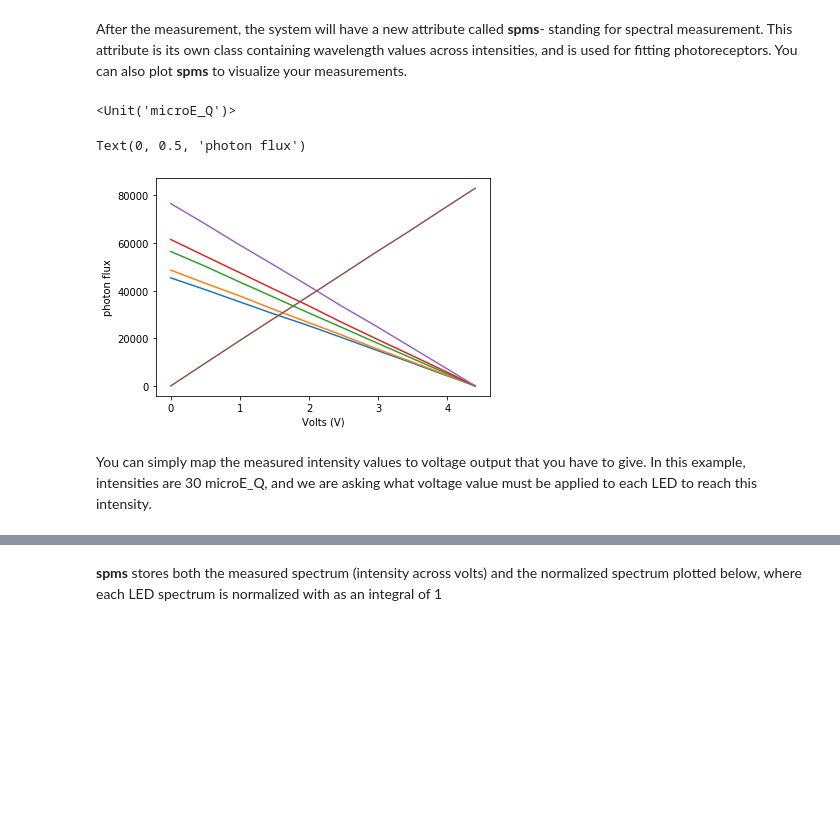
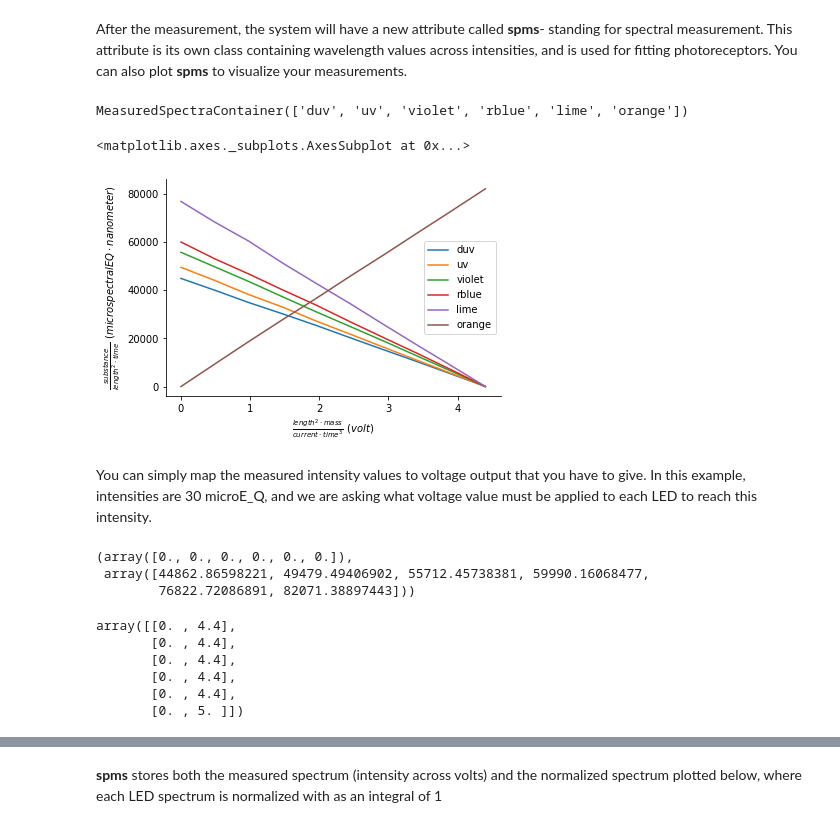
Before and after one commit to neuralsignal/dreye, a Jupyter notebook: tutorials/Running Dummy Measurements.ipynb, the cells around one changed output, grey strips where cells are left out. Saved outputs shown, nothing was run; the diff lists cells and outputs as text; code cells hidden in the pictures; blank space fills up the shorter version.

```diff
--- a/tutorials/Running Dummy Measurements.ipynb
+++ b/tutorials/Running Dummy Measurements.ipynb
@@ -138,20 +136,31 @@ Finished conversion of measurement for "orange".
 # %% [markdown]
 After the measurement, the system will have a new attribute called **spms**- standing for spectral measurement. This attribute is its own class containing wavelength values across intensities, and is used for fitting photoreceptors. You can also plot **spms** to visualize your measurements.
 # %%
-system.spms.units
+system.spms
 # %% [output]
-<Unit('microE_Q')>
+MeasuredSpectraContainer(['duv', 'uv', 'violet', 'rblue', 'lime', 'orange'])
-# %%
-plt.plot(
-    system.spms.domain, system.spms
-)
-plt.xlabel('Volts (V)')
-plt.ylabel('photon flux')
-# %% [output]
-Text(0, 0.5, 'photon flux')
-[figure, removed]
+# %%
+system.spms.intensities.plot(labels=True)
+# %% [output]
+<matplotlib.axes._subplots.AxesSubplot at 0x...>
+[figure, added]
 # %% [markdown]
 You can simply map the measured intensity values to voltage output that you have to give. In this example, intensities are 30 microE_Q, and we are asking what voltage value must be applied to each LED to reach this intensity.
+# %%
+system.spms.bounds
+# %% [output]
+(array([0., 0., 0., 0., 0., 0.]),
+ array([44862.86598221, 49479.49406902, 55712.45738381, 59990.16068477,
+        76822.72086891, 82071.38897443]))
+# %%
+system.spms.domain_bounds
+# %% [output]
+array([[0. , 4.4],
+       [0. , 4.4],
+       [0. , 4.4],
+       [0. , 4.4],
+       [0. , 4.4],
+       [0. , 5. ]])
 # %%
 system.spms.map(np.array([30000]*6))
 # %% [output]
```
Also changed, not shown: parts of 9 cells of this notebook, 22 other files.
